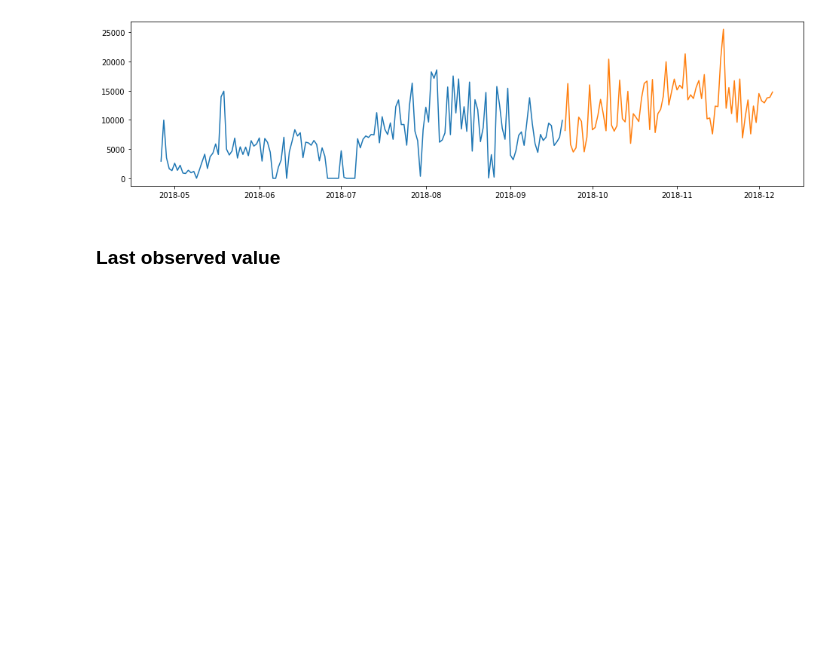
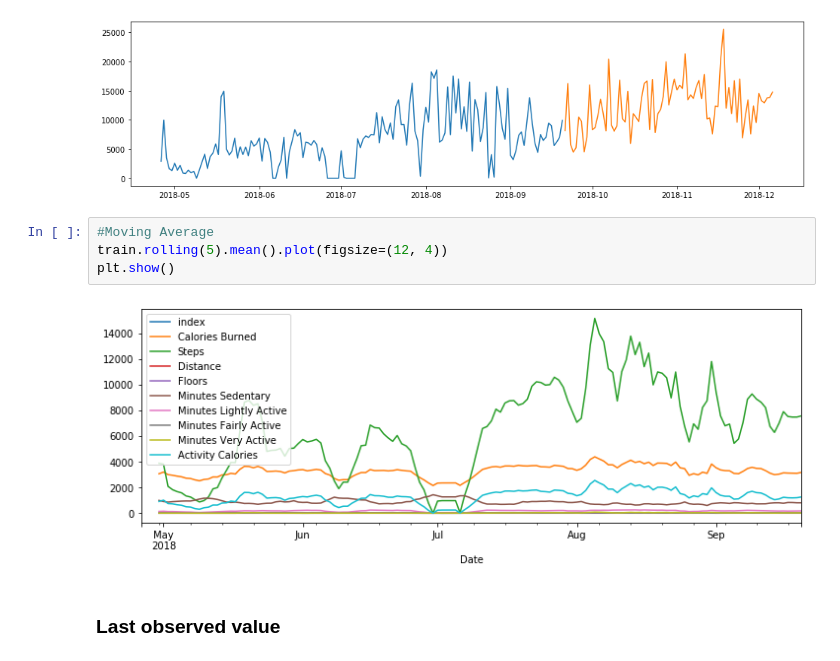
Before and after one commit to Bayes19/Project-Fitbit, a Jupyter notebook: Baseline for Steps .ipynb, the cells around one changed output. Saved outputs shown, nothing was run; the diff lists cells and outputs as text; blank space fills up the shorter version.

```diff
--- a/Baseline for Steps .ipynb
+++ b/Baseline for Steps .ipynb
@@ -85,6 +71,12 @@ for var in range(len(target_vars)):
     plt.show()
 # %% [output]
 [figure]
+# %%
+#Moving Average
+train.rolling(5).mean().plot(figsize=(12, 4))
+plt.show()
+# %% [output]
+[figure, added]
 # %% [markdown]
 ### Last observed value
 # %%
```
Also changed, not shown: parts of 17 cells of this notebook.
